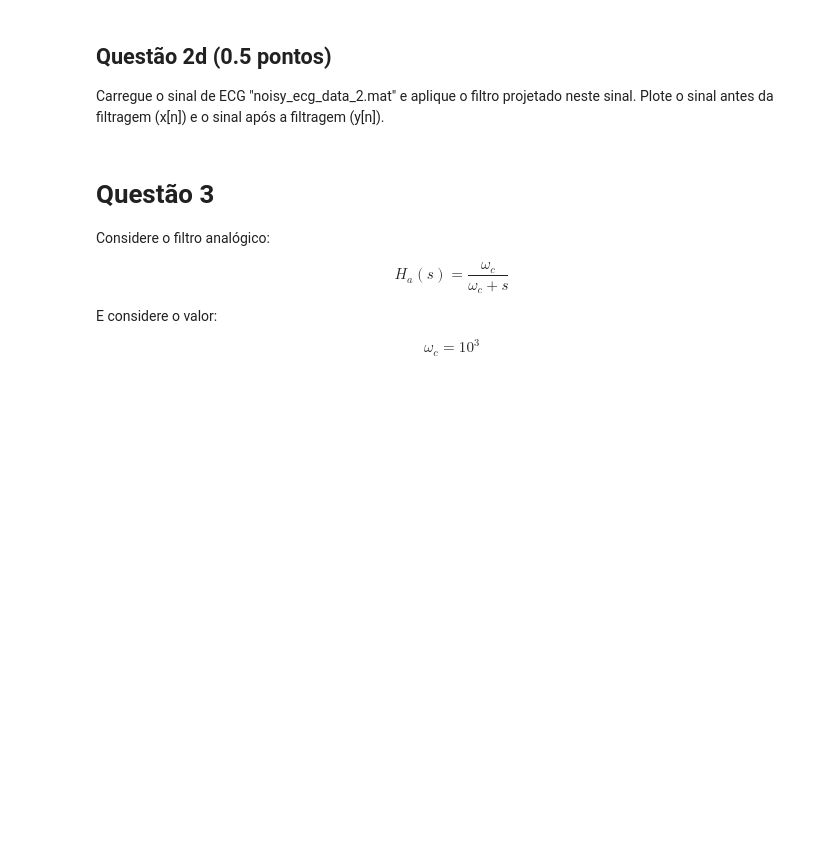
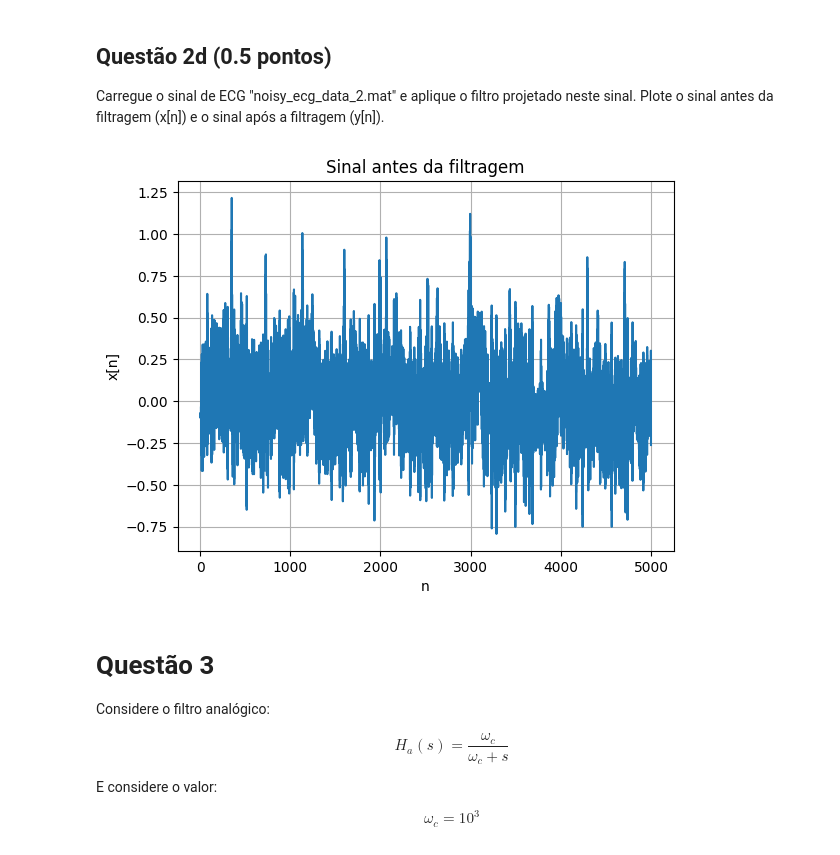
Before and after one commit to geraldotnf/sstd, a Jupyter notebook: Projeto 2/projeto2.ipynb, the cells around one changed output. Cells and saved outputs as stored; diff of their text form; code cells hidden in the pictures; blank space fills up the shorter version.

```diff
--- a/Projeto 2/projeto2.ipynb
+++ b/Projeto 2/projeto2.ipynb
@@ -181,3 +178,27 @@ sinal = sp.io.loadmat('noisy_ecg_data_2.mat')['noisy_ecg2'].ravel()
+# %%
+#Resposta da questão 2d
+
+sinal = sp.io.loadmat('noisy_ecg_data_2.mat')['noisy_ecg2'].ravel()
+
+hn = np.zeros(500)
+
+for n in range(500):
+    if n == 0:
+        hn[n] = 1
+    else:
+        deg = lambda n: n
+        hn[n] = 2.05263 * np.exp(-0.0512933 * n) * deg(n)
+
+sinalFiltrado = lfilter(hn, [1], sinal)
+
+plt.plot(sinal)
+plt.xlabel("n")
+plt.ylabel("x[n]")
+plt.title("Sinal antes da filtragem")
+plt.grid(True)
+plt.show()
+# %% [output]
+[figure, added]
 # %% [markdown]
 # Questão 3
 
```
Also changed, not shown: parts of 2 cells of this notebook.
